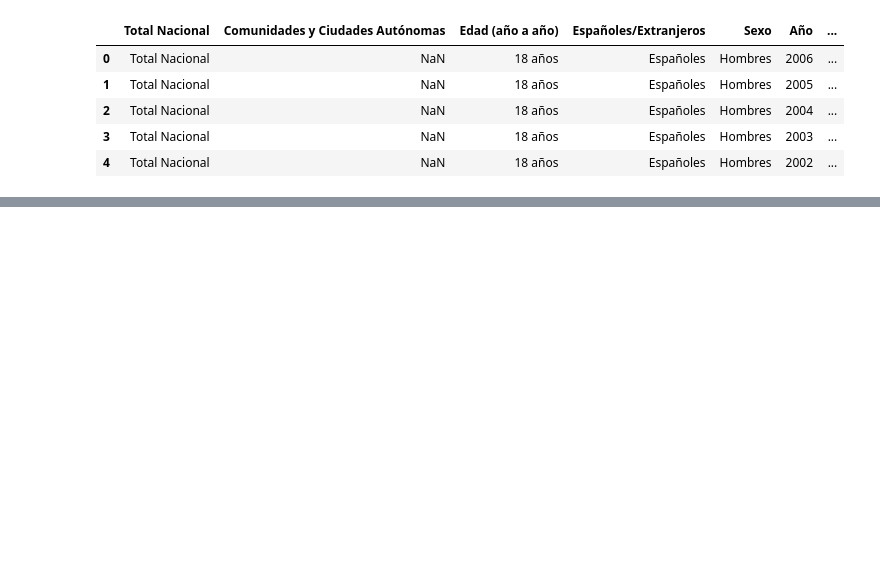
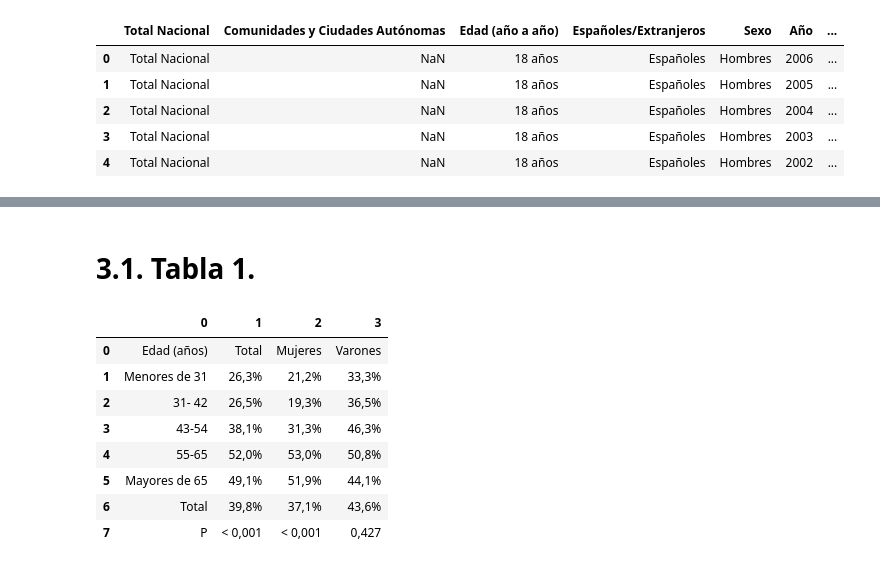
Before and after one commit to karmelealonso/3.-project_etl, a Jupyter notebook: Untitled8.ipynb, the cells around one changed output, grey strips where cells are left out. Cells and saved outputs as stored; diff of their text form; code cells hidden in the pictures; blank space fills up the shorter version.

```diff
--- a/Untitled8.ipynb
+++ b/Untitled8.ipynb
@@ -690,0 +582,6 @@ for fila in datos:
+# %%
+# Send a GET request to the URL
+html = req.get(url)
+# %%
+# Parse the HTML content of the page
+soup = bs(html.content, 'html.parser')
@@ -690,0 +591,2 @@ for fila in datos:
+# %% [markdown]
+# 3.1. Tabla 1.
@@ -690,0 +612,12 @@ for fila in datos:
+# %%
+df3
+# %% [output]
+|  | 0 | 1 | 2 | 3 |
+| 0 | Edad (años) | Total | Mujeres | Varones |
+| 1 | Menores de 31 | 26,3% | 21,2% | 33,3% |
+| 2 | 31- 42 | 26,5% | 19,3% | 36,5% |
+| 3 | 43-54 | 38,1% | 31,3% | 46,3% |
+| 4 | 55-65 | 52,0% | 53,0% | 50,8% |
+| 5 | Mayores de 65 | 49,1% | 51,9% | 44,1% |
+| 6 | Total | 39,8% | 37,1% | 43,6% |
+| 7 | P | < 0,001 | < 0,001 | 0,427 |
```
Also changed, not shown: parts of 146 cells of this notebook.
